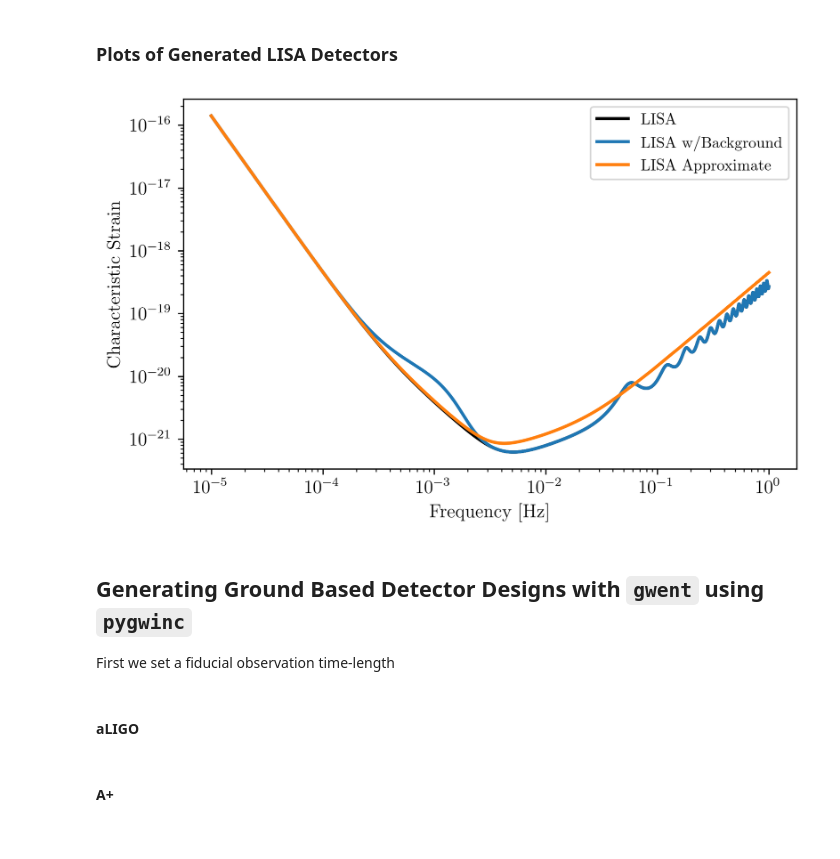
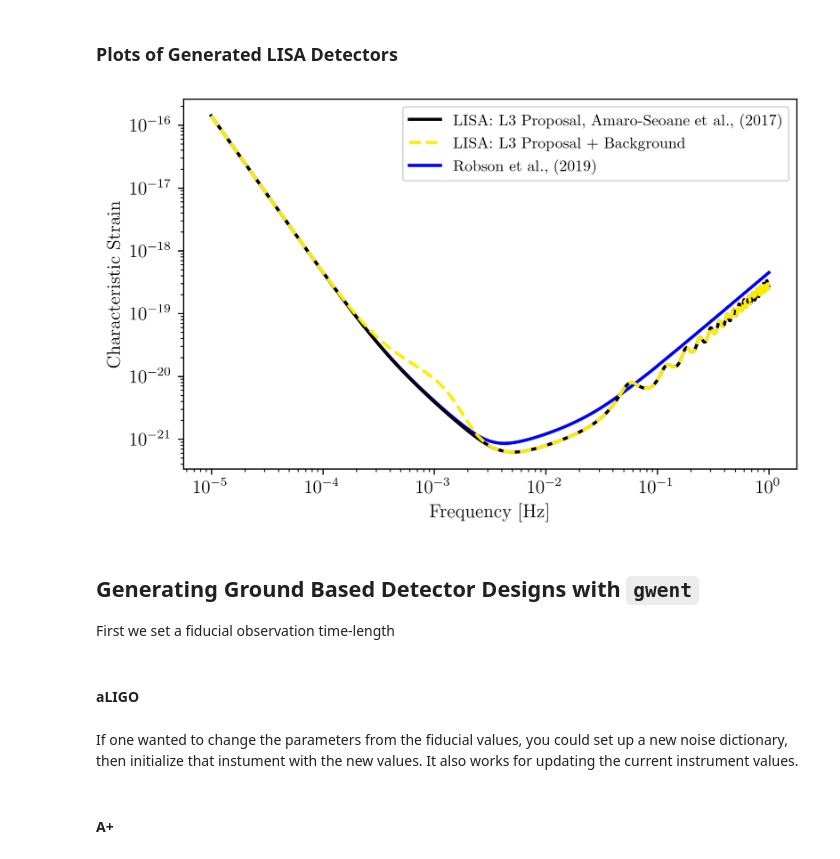
Before and after one commit to ark0015/gwent, a Jupyter notebook: docs/_static/notebooks/strain_plot_tutorial.ipynb, the cells around one changed output. Cells and saved outputs as stored; diff of their text form; code cells hidden in the pictures.

Commit message:
Updating tutorials and slight changes to inner workings of binary evolution calculations

```diff
--- a/docs/_static/notebooks/strain_plot_tutorial.ipynb
+++ b/docs/_static/notebooks/strain_plot_tutorial.ipynb
@@ -375,18 +390,20 @@ LISA_prop2 = detector.SpaceBased('LISA Approximate',\
 ### Plots of Generated LISA Detectors
 # %%
 fig = plt.figure()
-plt.loglog(LISA_prop1.fT,LISA_prop1.h_n_f,label=LISA_prop1.name,color='k')
-plt.loglog(LISA_prop1_w_background.fT,LISA_prop1_w_background.h_n_f,label=LISA_prop1_w_background.name)
-plt.loglog(LISA_prop2.fT,LISA_prop2.h_n_f,label=LISA_prop2.name)
+plt.loglog(LISA_prop1.fT,LISA_prop1.h_n_f,label=r'LISA: L3 Proposal, Amaro-Seoane et al., (2017)',color='k')
+plt.loglog(LISA_prop1_w_background.fT,LISA_prop1_w_background.h_n_f,label=r'LISA: L3 Proposal + Background',
+           linestyle='--',color=cm.hsv(colornorm(0.8)))
+plt.loglog(LISA_prop2.fT,LISA_prop2.h_n_f,label=r'Robson et al., (2019)',
+           color='b',zorder=-1)
 plt.xlabel(r'Frequency [Hz]')
 plt.ylabel(r'Characteristic Strain')
 plt.tick_params(axis = 'both',which = 'major')
 plt.legend()
 plt.show()
 # %% [output]
-[figure, old version]
+[figure, new version]
 # %% [markdown]
-## Generating Ground Based Detector Designs with `gwent` using `pygwinc`
+## Generating Ground Based Detector Designs with `gwent`
 
 First we set a fiducial observation time-length
 # %%
@@ -397,0 +415,2 @@ aLIGO_gwinc = detector.GroundBased('aLIGO gwinc',Ground_T_obs,f_low=min(aLIGO_1.
+# %% [markdown]
+If one wanted to change the parameters from the fiducial values, you could set up a new noise dictionary, then initialize that instument with the new values. It also works for updating the current instrument values.
```
Also changed, not shown: parts of 29 cells of this notebook, 9 other files.
